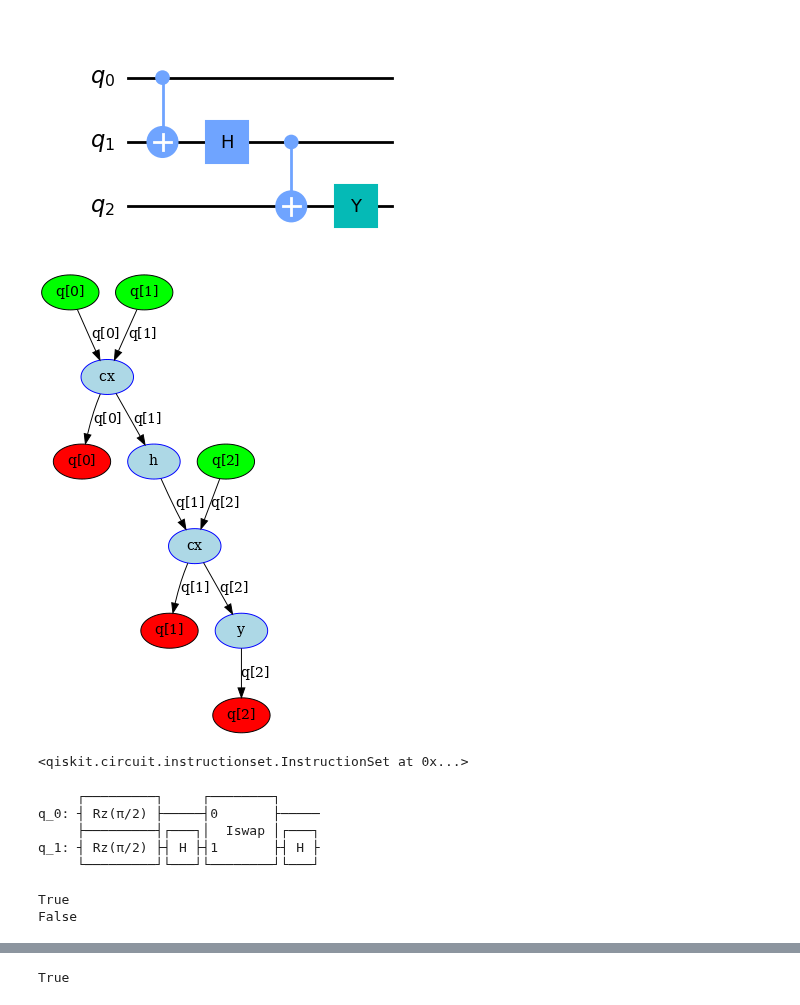
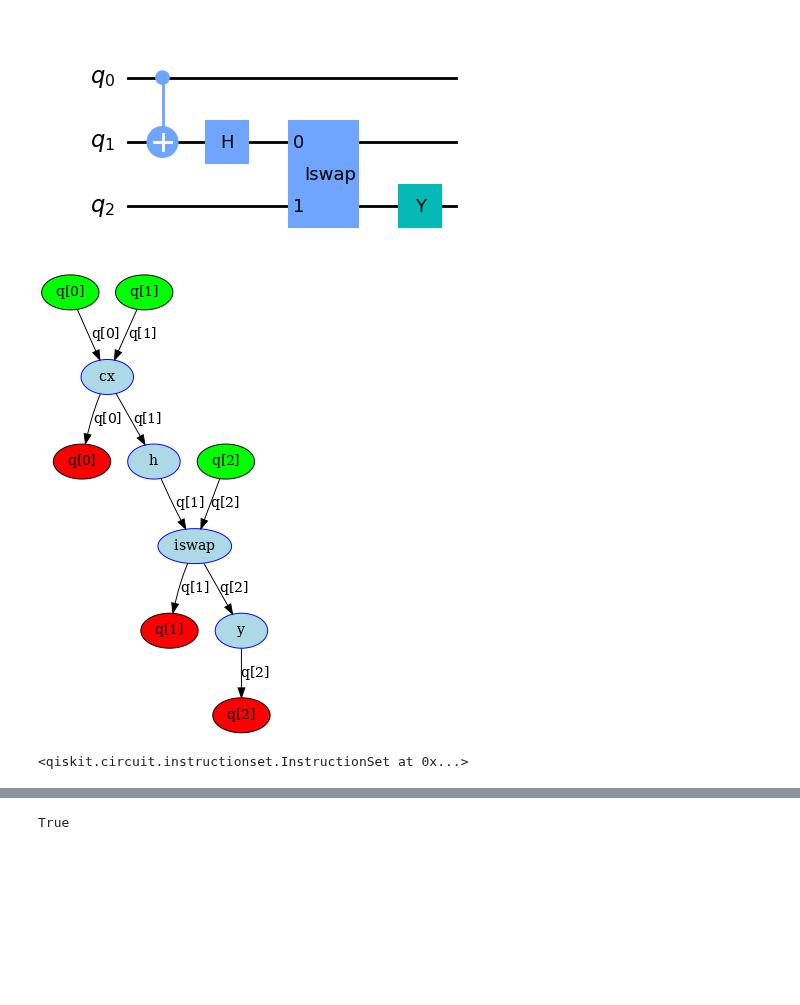
Before and after one commit to Pitt-JonesLab/mirror-gates, a Jupyter notebook: src/virtual_swap/scripts/debug_vs.ipynb, the cells around one changed output, grey strips where cells are left out. Saved outputs shown, nothing was run; the diff lists cells and outputs as text; code cells hidden in the pictures; blank space fills up the shorter version.

```diff
--- a/src/virtual_swap/scripts/debug_vs.ipynb
+++ b/src/virtual_swap/scripts/debug_vs.ipynb
@@ -1,24 +1,24 @@
 # %%
 from virtual_swap.vswap_pass import VSwapPass
 
 from qiskit import QuantumCircuit
 from qiskit.quantum_info import Operator
 
 qc = QuantumCircuit(3)
 qc.cx(0, 1)
 qc.h(1)
-qc.cx(1, 2)
+qc.iswap(1, 2)
 qc.y(2)
 original_op = Operator(qc)
 qc.draw("mpl")
 # %% [output]
-[figure, old version]
+[figure, new version]
 # %%
 from qiskit.converters import circuit_to_dag
 
 dag = circuit_to_dag(qc)
 dag.draw()
 # %% [output]
-[figure, old version]
+[figure, new version]
 # %%
 # manually select the first cx node
@@ -46,30 +46,6 @@ iswap_replace.iswap(0, 1)
 iswap_replace.h(1)
 # %% [output]
 <qiskit.circuit.instructionset.InstructionSet at 0x...>
-# %%
-iswap_replace.draw()
-# %% [output]
-     ┌─────────┐     ┌────────┐
-q_0: ┤ Rz(π/2) ├─────┤0       ├─────
-     ├─────────┤┌───┐│  Iswap │┌───┐
-q_1: ┤ Rz(π/2) ├┤ H ├┤1       ├┤ H ├
-     └─────────┘└───┘└────────┘└───┘
-# %%
-# sanity check
-cx_id_check = QuantumCircuit(2, 0)
-cx_id_check.append(cx_replace, [0, 1])
-cx_id_check.swap(0, 1)
-cx_id_check.cx(0, 1)
-print(Operator(cx_id_check).equiv(np.eye(4)))
-
-iswap_id_check = QuantumCircuit(2, 0)
-iswap_id_check.append(iswap_replace, [0, 1])
-iswap_id_check.swap(0, 1)
-iswap_id_check.iswap(0, 1)
-print(Operator(iswap_id_check).equiv(np.eye(4)))
-# %% [output]
-True
-False
 # %%
 from qiskit.dagcircuit import DAGOpNode, DAGInNode, DAGOutNode
 from qiskit.circuit.library import iSwapGate, SwapGate
```
Also changed, not shown: parts of 5 cells of this notebook, 3 other files.
